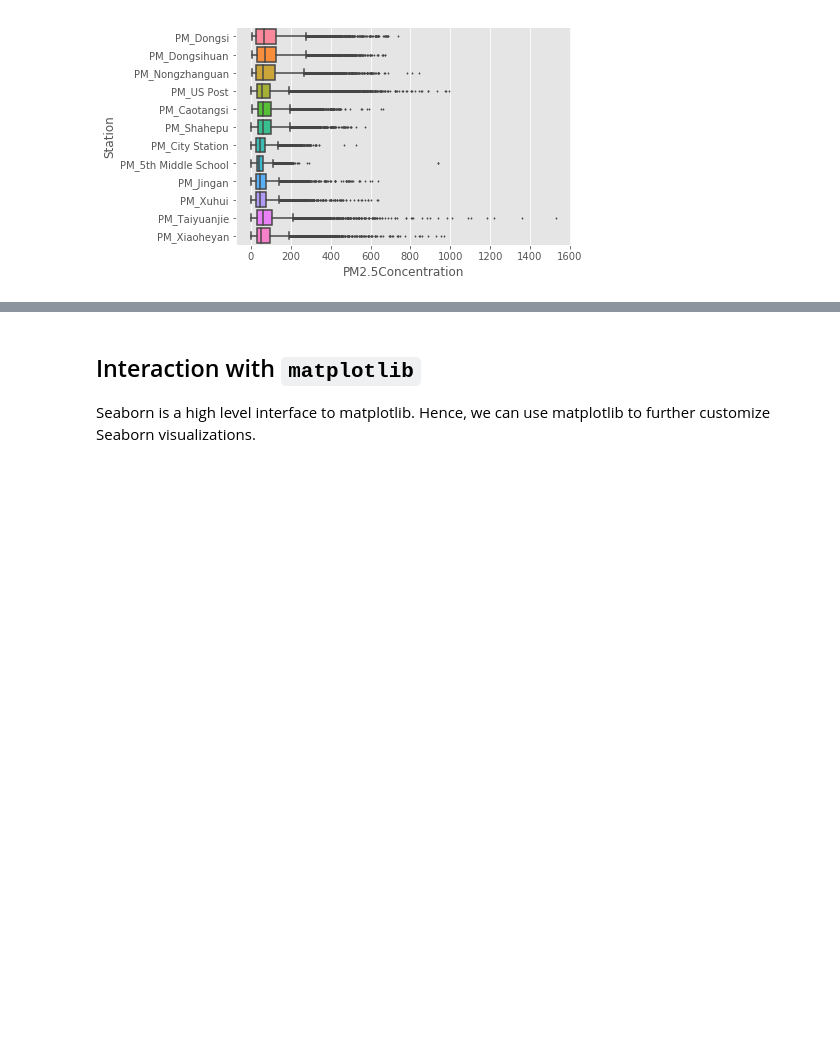
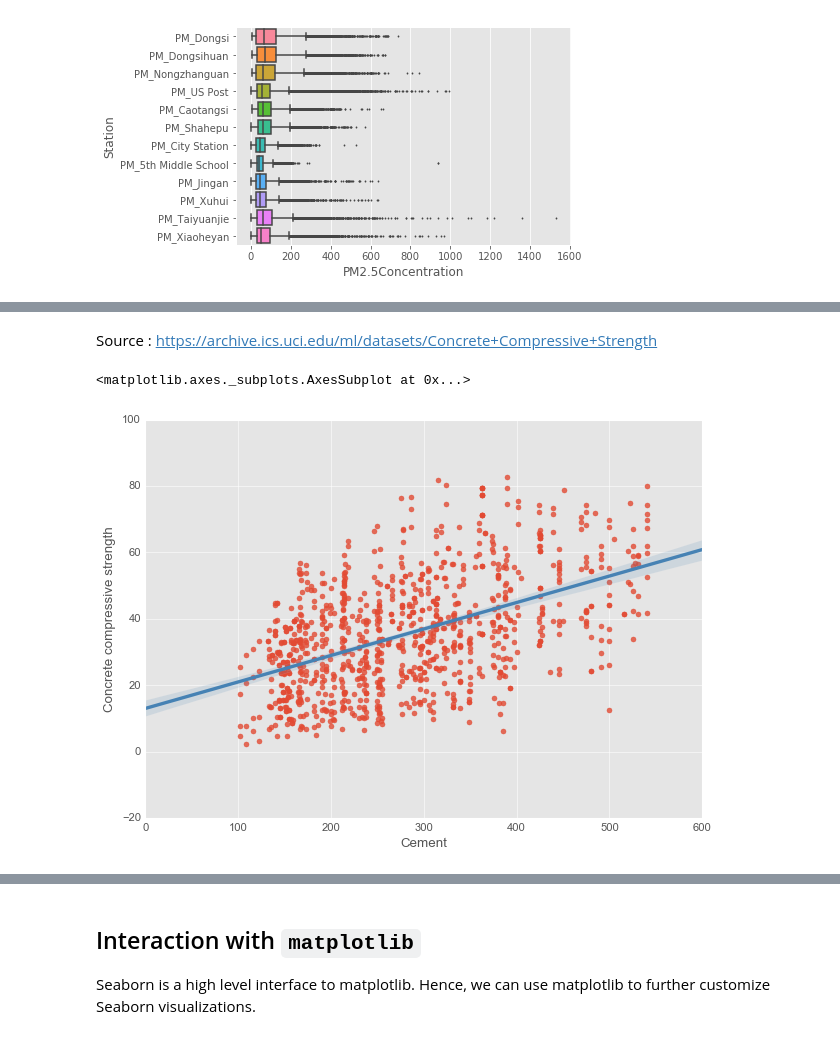
Before and after one commit to uliang/DataViz-with-Seaborn, a Jupyter notebook: DataConnect_presentation.ipynb, the cells around one changed output, grey strips where cells are left out. Drawn from its saved outputs; the diff is of its cells as text; code cells hidden in the pictures; blank space fills up the shorter version.

```diff
--- a/DataConnect_presentation.ipynb
+++ b/DataConnect_presentation.ipynb
@@ -106,0 +79,5 @@ Comparisons between multiple levels of categorical variables is also easy using
+# %%
+concrete = pd.read_excel("https://archive.ics.uci.edu/ml/machine-learning-databases/concrete/compressive/Concrete_Data.xls")
+concrete.columns = [re.search("[\w\s]+(?=\()", col_name).group(0).strip() for col_name in concrete.columns]
+print(concrete.columns)
+concrete.head()
@@ -106,0 +95,7 @@ Comparisons between multiple levels of categorical variables is also easy using
+# %% [markdown]
+Source : https://archive.ics.uci.edu/ml/datasets/Concrete+Compressive+Strength
+# %%
+sns.regplot("Cement", "Concrete compressive strength", data=concrete, robust=True, line_kws={"color": "steelblue"})
+# %% [output]
+<matplotlib.axes._subplots.AxesSubplot at 0x...>
+[figure, added]
```
Also changed, not shown: parts of 10 cells of this notebook.
